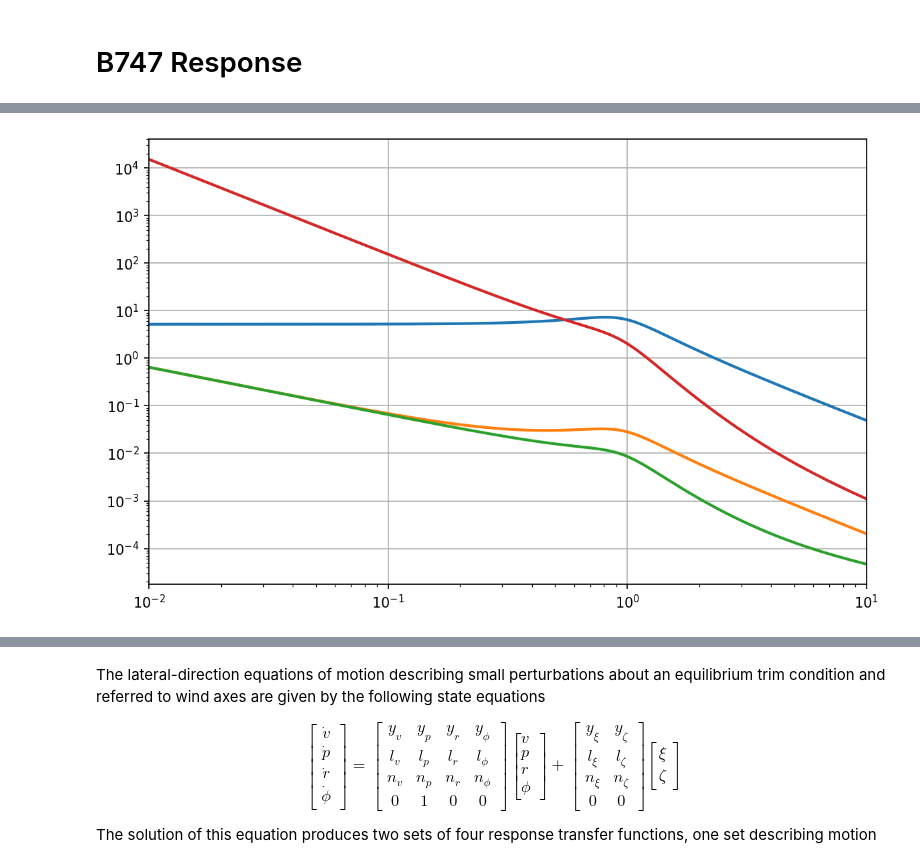
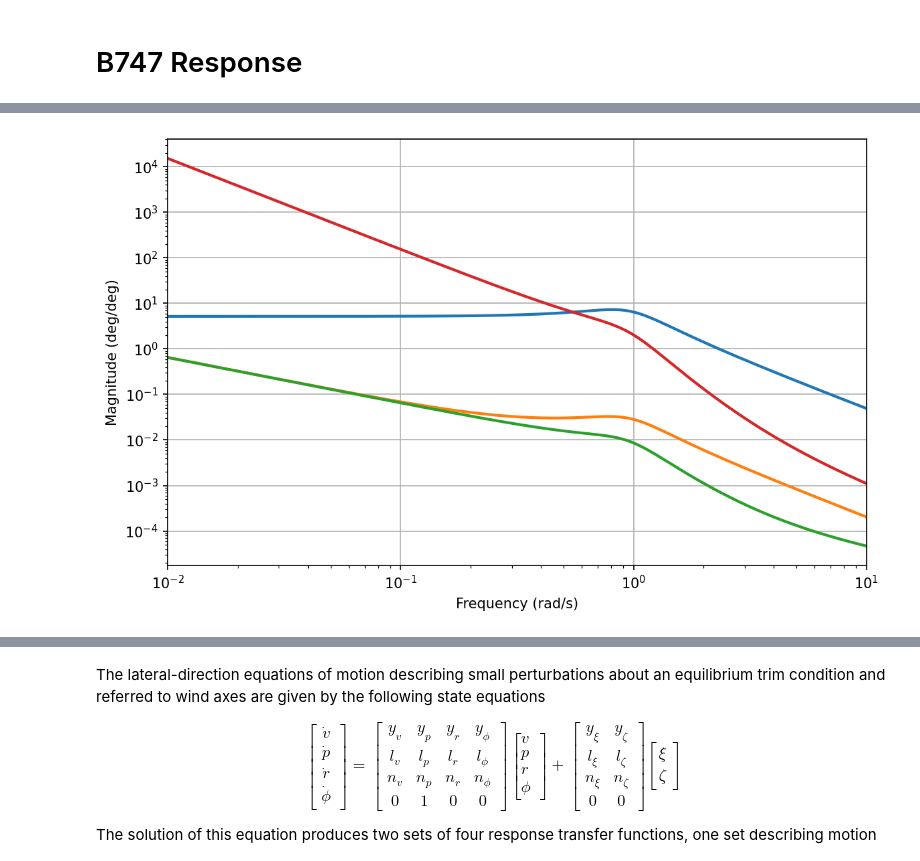
Before and after one commit to mit-acl/16_06_Class, a Jupyter notebook: notebooks/16_06_T4_B747.ipynb, the cells around one changed output, grey strips where cells are left out. Cells and saved outputs as stored; diff of their text form; code cells hidden in the pictures.

```diff
--- a/notebooks/16_06_T4_B747.ipynb
+++ b/notebooks/16_06_T4_B747.ipynb
@@ -182,19 +141,23 @@ ev, V = np.linalg.eig(A)
 # %%
 # Frequency response
 freq = np.logspace(-2, 1, 400)
 mag_wde,ph_wde,_ = ct.frequency_response(Gwde*np.pi/180, freq)
 mag_tde,ph_tde,_ = ct.frequency_response(Gtde*np.pi/180, freq)
 mag_gde,ph_gde,_ = ct.frequency_response(Ggde*np.pi/180, freq)
 mag_hde,ph_hde,_ = ct.frequency_response(Ghde*np.pi/180, freq)
 
 fig, ax = plt.subplots(1,figsize=(8, 5),dpi=150,sharex = True)
 plt.loglog(freq, mag_wde)
 plt.loglog(freq, mag_tde)
 plt.loglog(freq, mag_gde)
 plt.loglog(freq, mag_hde)
+
+plt.xlabel('Frequency (rad/s)')
+plt.ylabel('Magnitude (deg/deg)')
+
 plt.show()
 # %% [output]
-[figure, old version]
+[figure, new version]
 # %%
 def resp(tf):
     t = np.linspace(0, tf, 1000)
```
Also changed, not shown: parts of 10 cells of this notebook, 4 other files.
